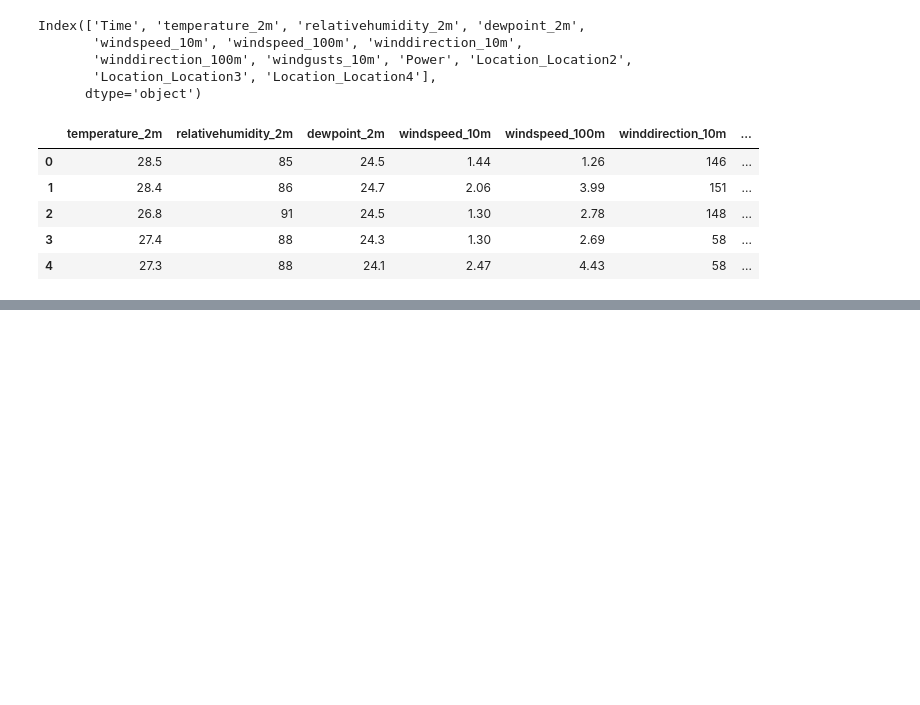
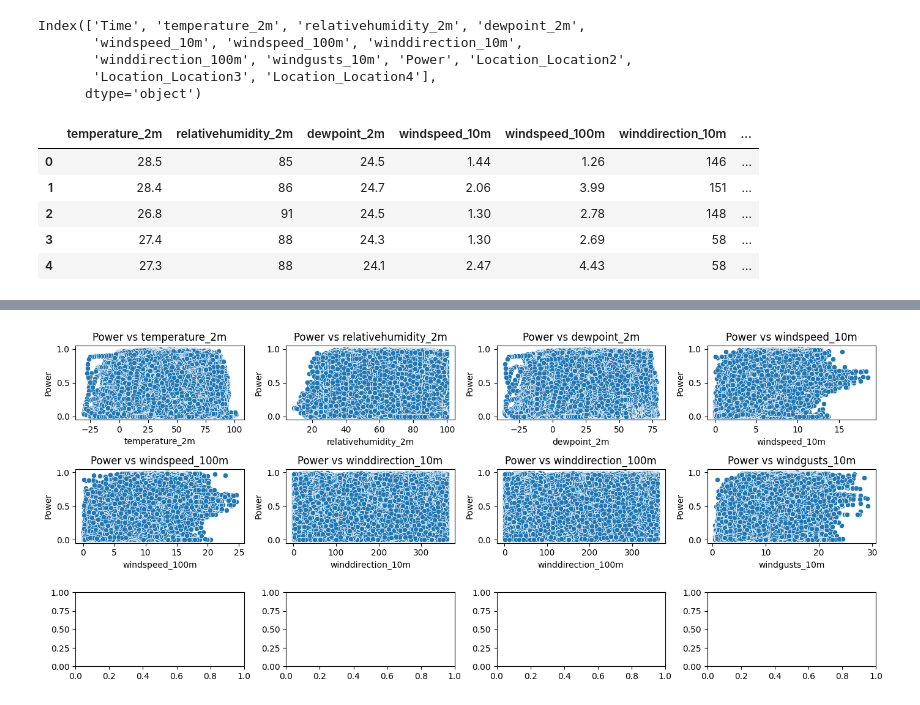
Before and after one commit to arshc0der/Wind_Power_Generation_Forecasting, a Jupyter notebook: Wind_Power_Generation_Forecasting.ipynb, the cells around one changed output, grey strips where cells are left out. Saved outputs shown, nothing was run; the diff lists cells and outputs as text; code cells hidden in the pictures; blank space fills up the shorter version.

```diff
--- a/Wind_Power_Generation_Forecasting.ipynb
+++ b/Wind_Power_Generation_Forecasting.ipynb
@@ -137,0 +185,13 @@ merged_data.head()
+# %%
+# Creating multiple plots to see the relation btw different cols and power
+fig, axes = plt.subplots(3, 4, figsize=(14, 6))
+axes = axes.flatten()
+for i, col in enumerate(numerical_columns.drop('Power')):
+    sns.scatterplot(x=col, y='Power', data=merged_data, ax=axes[i])
+    axes[i].set_title(f'Power vs {col}')
+    axes[i].set_xlabel(col)
+    axes[i].set_ylabel('Power')
+plt.tight_layout()
+plt.show()
+# %% [output]
+[figure, added]
```
Also changed, not shown: parts of 9 cells of this notebook.
